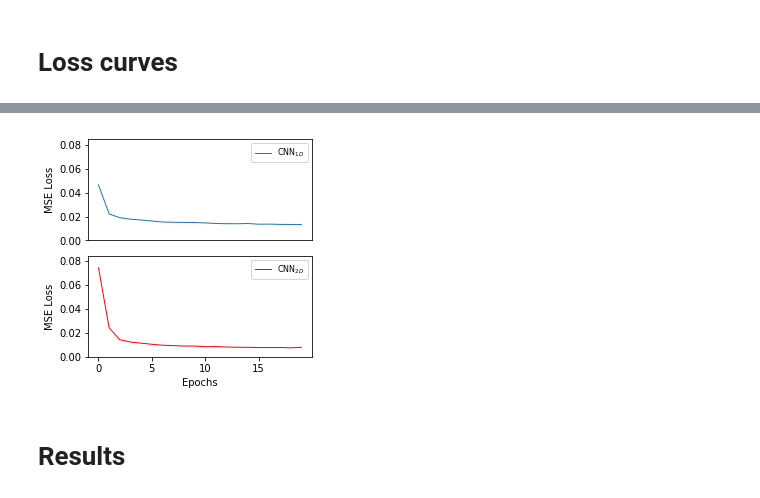
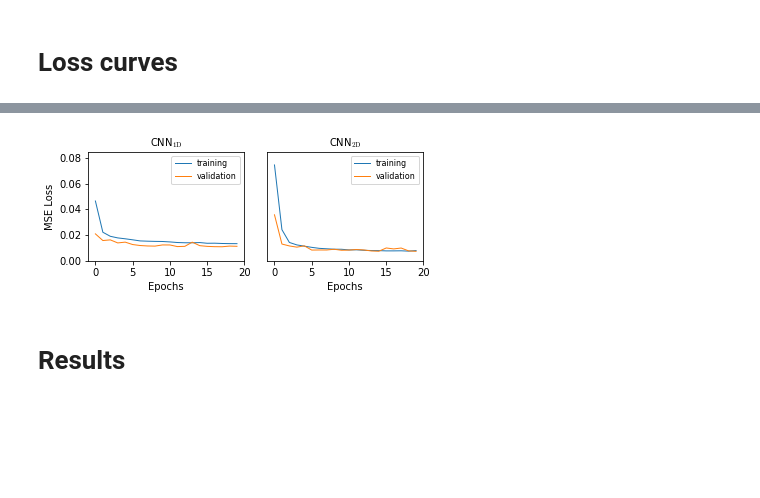
Before and after one commit to McWilliamsCenter/halo_cnn, a Jupyter notebook: notebooks/paper.ipynb, the cells around one changed output, grey strips where cells are left out. Saved outputs shown, nothing was run; the diff lists cells and outputs as text; code cells hidden in the pictures; blank space fills up the shorter version.

```diff
--- a/notebooks/paper.ipynb
+++ b/notebooks/paper.ipynb
@@ -29,4 +29,5 @@ mpl.rcParams.update({'font.size':22})
 % matplotlib inline
 
 import matplotlib.pyplot as plt
-# plt.rcParams["mathtext.fontset"] = "cm"
+plt.rcParams["mathtext.fontset"] = "cm"
+# plt.rcParams["text.usetex"] =True
@@ -1059,42 +1225,42 @@ array([0.0385159 , 0.01854574, 0.02245379, 0.01661955, 0.02045924,
 # %%
 fold = 3
 
 max_loss = max(data_loss_1d[fold].view('<f4').max(),
                data_loss_2d[fold].view('<f4').max())
 
-f = plt.figure(figsize=[4,4])
-gs = mpl.gridspec.GridSpec(2,1, hspace=0.15)
+f = plt.figure(figsize=[6,2])
+gs = mpl.gridspec.GridSpec(1,2, wspace=0.15)
 
 
 ax1 = f.add_subplot(gs[0,0])
 
-ax1.plot(data_loss_1d['train'][fold], label='CNN$_{1D}$', linewidth=1)
-# ax1.plot(data_loss_1d['val'][fold], label='validation', linewidth=1)
+ax1.plot(data_loss_1d['train'][fold], label='training', linewidth=1)
+ax1.plot(data_loss_1d['val'][fold], label='validation', linewidth=1)
 
 ax1.set_yticks(np.linspace(0,0.1,6))
 ax1.set_ylim(0,max_loss + 0.01)
 ax1.set_ylabel('MSE Loss')
-# ax1.set_xlabel('Epochs')
-# ax1.set_title('CNN$_{1D}$', fontsize=10)
-ax1.set_xticks([])
+ax1.set_xlabel('Epochs')
+ax1.set_title('CNN$_\mathrm{1D}$', fontsize=10)
+# ax1.set_xticks([])
 # ax1.tick_params(axis = 'both', which = 'major', labelsize = 7)
 
 ax1.legend(fontsize=8)
 
-ax2 = f.add_subplot(gs[1,0])
+ax2 = f.add_subplot(gs[0,1])
 
-ax2.plot(data_loss_2d['train'][fold], label='CNN$_{2D}$', linewidth=1, c='r')
-# ax2.plot(data_loss_2d['val'][fold], label='validation', linewidth=1)
+ax2.plot(data_loss_2d['train'][fold], label='training', linewidth=1)
+ax2.plot(data_loss_2d['val'][fold], label='validation', linewidth=1)
 ax2.set_ylim(0,max_loss + 0.01)
-# ax2.set_yticks([])
+ax2.set_yticks([])
 ax2.set_xlabel('Epochs')
-ax2.set_ylabel('MSE Loss')
+# ax2.set_ylabel('MSE Loss')
 ax2.legend(fontsize=8)
-# ax2.set_title('CNN$_{2D}$', fontsize=10)
+ax2.set_title('CNN$_\mathrm{2D}$', fontsize=10)
 
-f.savefig(os.path.join(imdir,'loss.png'),bbox_inches='tight', dpi=300)
+f.savefig(os.path.join(imdir,'loss.pdf'),bbox_inches='tight', dpi=300)
 # %% [output]
-[figure, old version]
+[figure, new version]
 # %% [markdown]
 # Results
 # %% [markdown]
```
Also changed, not shown: parts of 40 cells of this notebook, 9 other files.
